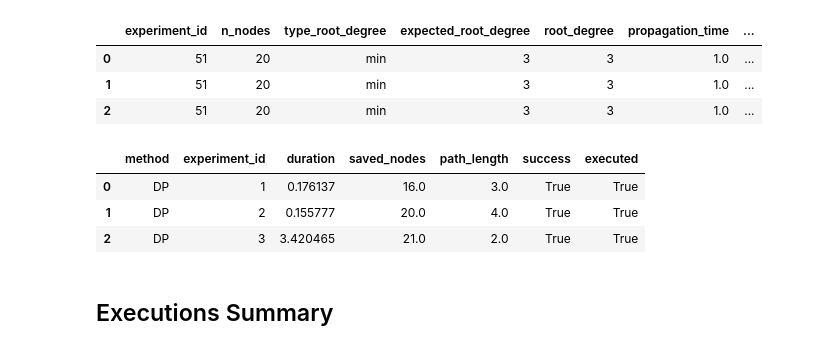
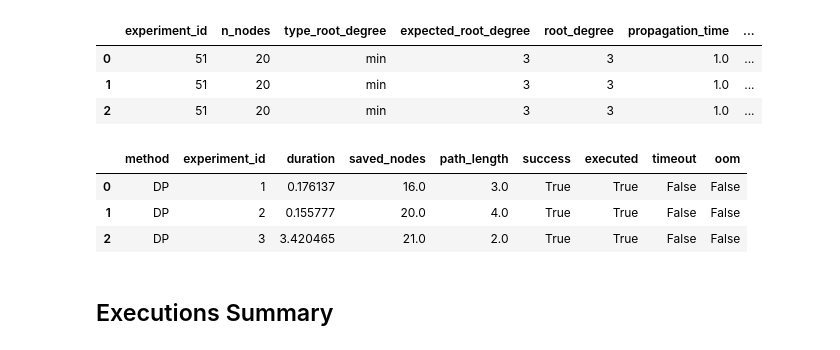
Before and after one commit to cobu93/moving-firefighter-problem, a Jupyter notebook: results.ipynb, the cells around one changed output. Saved outputs shown, nothing was run; the diff lists cells and outputs as text; code cells hidden in the pictures.

```diff
--- a/results.ipynb
+++ b/results.ipynb
@@ -67,25 +83,31 @@ nodes_experiments_df.head(3)
 # %%
 data = []
 
 for m in nodes_results:
     for e in nodes_results[m]:
+
+        has_error = "error" in e["message"].lower()
+        has_timeout_error = "timeout" in e["message"].lower()
+
         data.append({
             "method": METHODS_MAP.get(m, m),
             "experiment_id": e["experiment"],
             "duration": e["duration"],
             "saved_nodes": e["optimal"],
             "path_length": len(e["solution"]) if e["solution"] else None, # Includes initial position
             "success": True if e["optimal"] is not None else False,
-            "executed": True
+            "executed": True,
+            "timeout": has_timeout_error,
+            "oom": has_error and not has_timeout_error
         })
 
 nodes_results_df = pd.DataFrame(data)
 nodes_results_df.head(3)
 # %% [output]
-|  | method | experiment_id | duration | saved_nodes | path_length | success | executed |
-| 0 | DP | 1 | 0.176137 | 16.0 | 3.0 | True | True |
-| 1 | DP | 2 | 0.155777 | 20.0 | 4.0 | True | True |
-| 2 | DP | 3 | 3.420465 | 21.0 | 2.0 | True | True |
+|  | method | experiment_id | duration | saved_nodes | path_length | success | executed | timeout | oom |
+| 0 | DP | 1 | 0.176137 | 16.0 | 3.0 | True | True | False | False |
+| 1 | DP | 2 | 0.155777 | 20.0 | 4.0 | True | True | False | False |
+| 2 | DP | 3 | 3.420465 | 21.0 | 2.0 | True | True | False | False |
 # %%
 nodes_info_df = nodes_results_df.merge(nodes_experiments_df, on=["experiment_id", "method"], how="right")
 nodes_info_df["executed"] = nodes_info_df["executed"].fillna(False)
```
Also changed, not shown: parts of 29 cells of this notebook.
